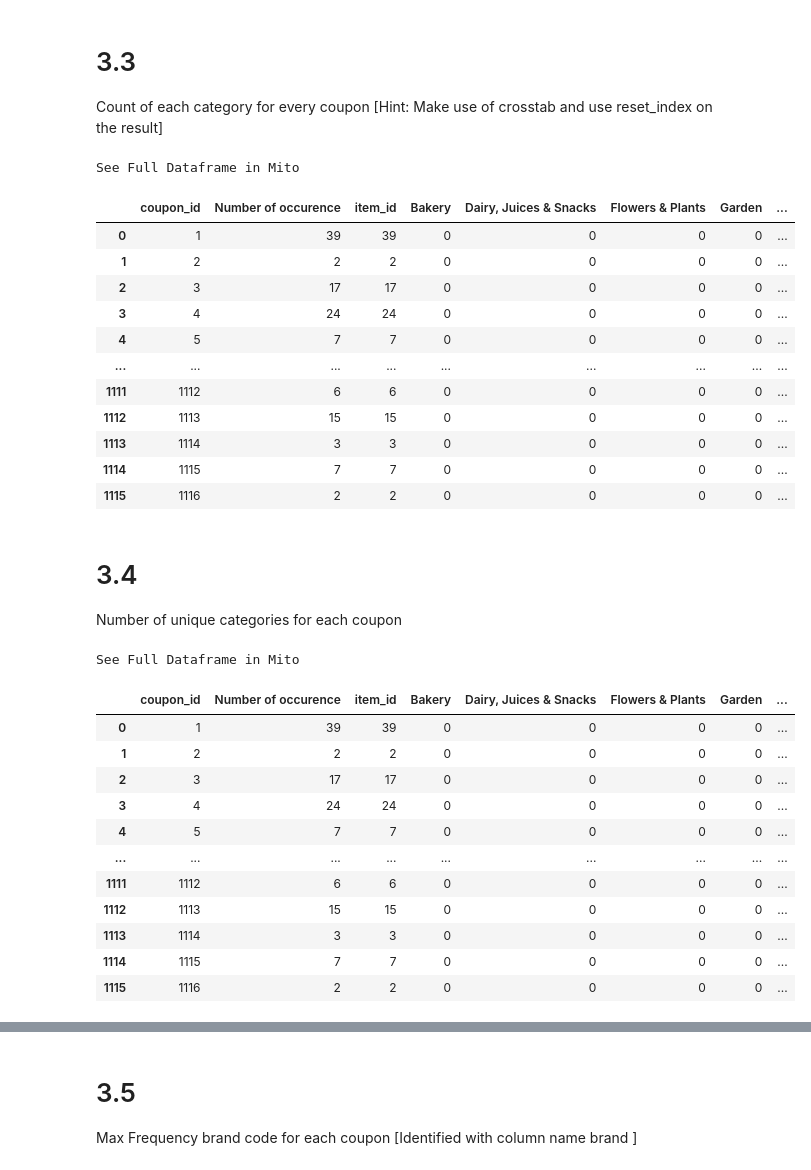
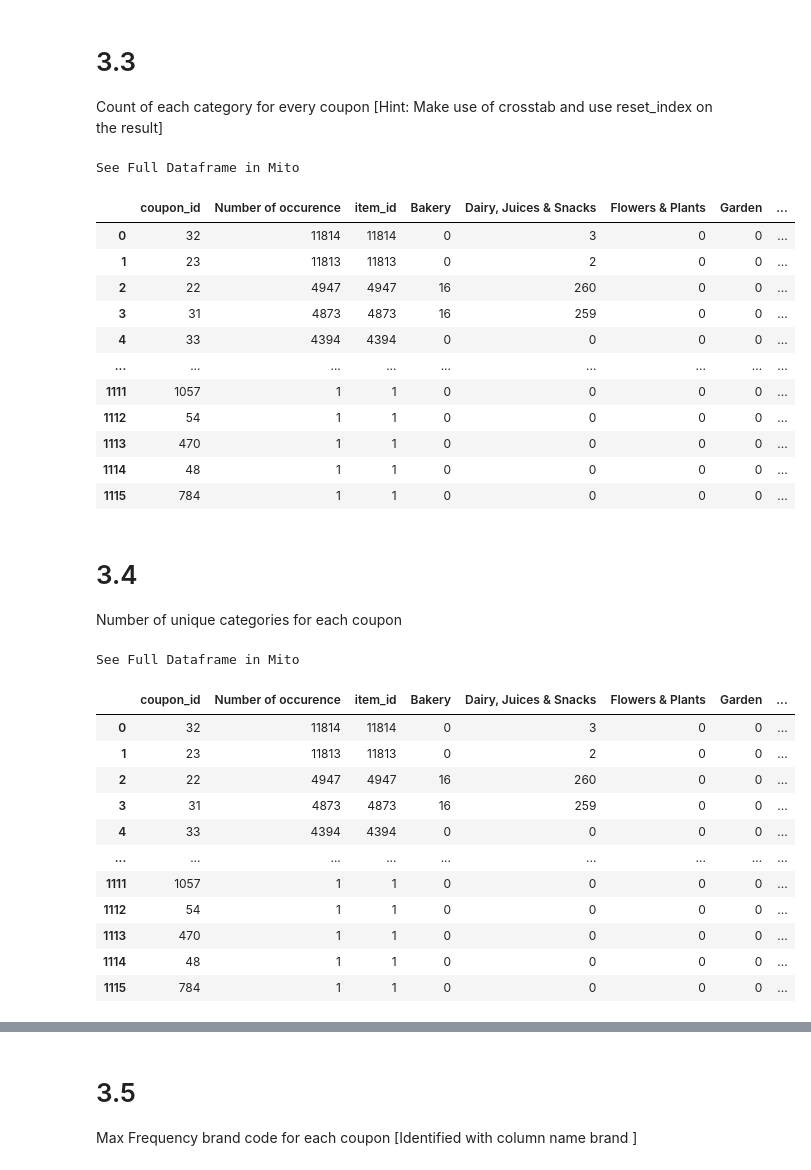
Before and after one commit to ArunavRajkhowa/Python-Notebooks-Problem-Solving, a Jupyter notebook: Datahandling_problems.ipynb, the cells around one changed output, grey strips where cells are left out. Drawn from its saved outputs; the diff is of its cells as text; code cells hidden in the pictures.

```diff
--- a/Datahandling_problems.ipynb
+++ b/Datahandling_problems.ipynb
@@ -309,44 +310,44 @@ Count of each category for every coupon [Hint: Make use of crosstab and use rese
 temp=pd.crosstab(df['coupon_id'],df['category'])
 temp.reset_index(inplace=True)
 # %%
-df_number=pd.merge(df_number,temp,on='coupon_id',how='right')
+df_number=pd.merge(df_number,temp,on='coupon_id',how='left')
 df_number
 # %% [output]
 See Full Dataframe in Mito
 |  | coupon_id | Number of occurence | item_id | Bakery | Dairy, Juices & Snacks | Flowers & Plants | Garden | ... |
-| 0 | 1 | 39 | 39 | 0 | 0 | 0 | 0 | ... |
-| 1 | 2 | 2 | 2 | 0 | 0 | 0 | 0 | ... |
-| 2 | 3 | 17 | 17 | 0 | 0 | 0 | 0 | ... |
-| 3 | 4 | 24 | 24 | 0 | 0 | 0 | 0 | ... |
-| 4 | 5 | 7 | 7 | 0 | 0 | 0 | 0 | ... |
+| 0 | 32 | 11814 | 11814 | 0 | 3 | 0 | 0 | ... |
+| 1 | 23 | 11813 | 11813 | 0 | 2 | 0 | 0 | ... |
+| 2 | 22 | 4947 | 4947 | 16 | 260 | 0 | 0 | ... |
+| 3 | 31 | 4873 | 4873 | 16 | 259 | 0 | 0 | ... |
+| 4 | 33 | 4394 | 4394 | 0 | 0 | 0 | 0 | ... |
 | ... | ... | ... | ... | ... | ... | ... | ... | ... |
-| 1111 | 1112 | 6 | 6 | 0 | 0 | 0 | 0 | ... |
-| 1112 | 1113 | 15 | 15 | 0 | 0 | 0 | 0 | ... |
-| 1113 | 1114 | 3 | 3 | 0 | 0 | 0 | 0 | ... |
-| 1114 | 1115 | 7 | 7 | 0 | 0 | 0 | 0 | ... |
-| 1115 | 1116 | 2 | 2 | 0 | 0 | 0 | 0 | ... |
+| 1111 | 1057 | 1 | 1 | 0 | 0 | 0 | 0 | ... |
+| 1112 | 54 | 1 | 1 | 0 | 0 | 0 | 0 | ... |
+| 1113 | 470 | 1 | 1 | 0 | 0 | 0 | 0 | ... |
+| 1114 | 48 | 1 | 1 | 0 | 0 | 0 | 0 | ... |
+| 1115 | 784 | 1 | 1 | 0 | 0 | 0 | 0 | ... |
 # %% [markdown]
 # 3.4
 Number of unique categories for each coupon
 # %%
 temp=df.groupby(['coupon_id'])['category'].nunique().reset_index()
 temp.columns=['coupon_id','num_unique_categories']
-df_number=pd.merge(df_number,temp,on='coupon_id',how='right')
+df_number=pd.merge(df_number,temp,on='coupon_id',how='left')
 df_number
 # %% [output]
 See Full Dataframe in Mito
 |  | coupon_id | Number of occurence | item_id | Bakery | Dairy, Juices & Snacks | Flowers & Plants | Garden | ... |
-| 0 | 1 | 39 | 39 | 0 | 0 | 0 | 0 | ... |
-| 1 | 2 | 2 | 2 | 0 | 0 | 0 | 0 | ... |
-| 2 | 3 | 17 | 17 | 0 | 0 | 0 | 0 | ... |
-| 3 | 4 | 24 | 24 | 0 | 0 | 0 | 0 | ... |
-| 4 | 5 | 7 | 7 | 0 | 0 | 0 | 0 | ... |
+| 0 | 32 | 11814 | 11814 | 0 | 3 | 0 | 0 | ... |
+| 1 | 23 | 11813 | 11813 | 0 | 2 | 0 | 0 | ... |
+| 2 | 22 | 4947 | 4947 | 16 | 260 | 0 | 0 | ... |
+| 3 | 31 | 4873 | 4873 | 16 | 259 | 0 | 0 | ... |
+| 4 | 33 | 4394 | 4394 | 0 | 0 | 0 | 0 | ... |
 | ... | ... | ... | ... | ... | ... | ... | ... | ... |
-| 1111 | 1112 | 6 | 6 | 0 | 0 | 0 | 0 | ... |
-| 1112 | 1113 | 15 | 15 | 0 | 0 | 0 | 0 | ... |
-| 1113 | 1114 | 3 | 3 | 0 | 0 | 0 | 0 | ... |
-| 1114 | 1115 | 7 | 7 | 0 | 0 | 0 | 0 | ... |
-| 1115 | 1116 | 2 | 2 | 0 | 0 | 0 | 0 | ... |
+| 1111 | 1057 | 1 | 1 | 0 | 0 | 0 | 0 | ... |
+| 1112 | 54 | 1 | 1 | 0 | 0 | 0 | 0 | ... |
+| 1113 | 470 | 1 | 1 | 0 | 0 | 0 | 0 | ... |
+| 1114 | 48 | 1 | 1 | 0 | 0 | 0 | 0 | ... |
+| 1115 | 784 | 1 | 1 | 0 | 0 | 0 | 0 | ... |
 # %%
 df_number.head(35)
 # %% [output]
```
Also changed, not shown: parts of 19 cells of this notebook.
